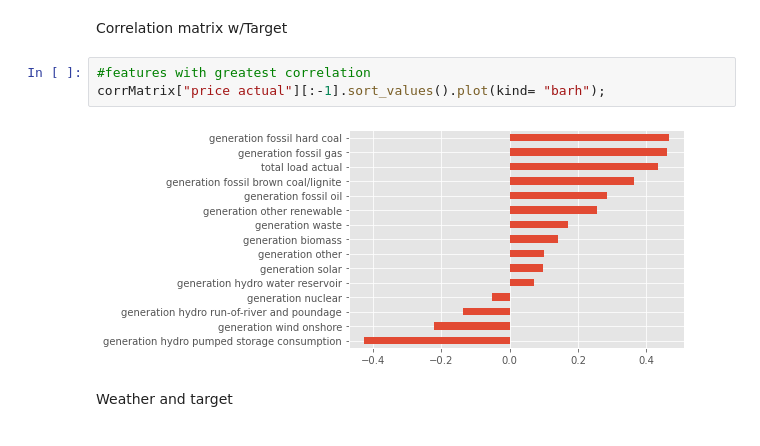
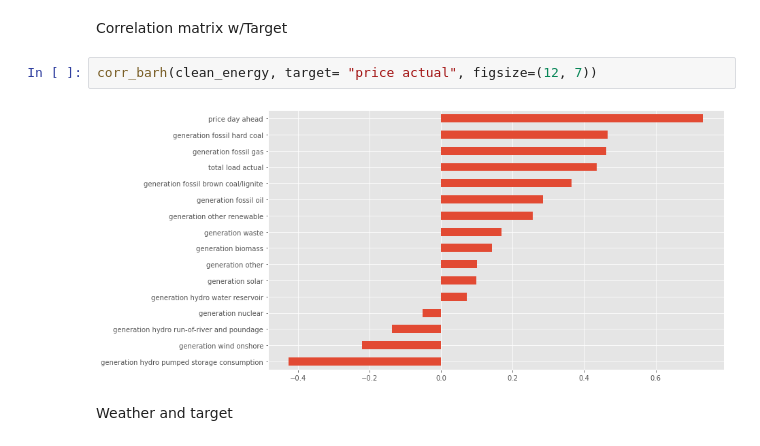
Before and after one commit to KishenSharma6/EnergyPricePredictor, a Jupyter notebook: Notebooks/EDA/EnergyDataEDA.ipynb, the cells around one changed output. Saved outputs shown, nothing was run; the diff lists cells and outputs as text.

```diff
--- a/Notebooks/EDA/EnergyDataEDA.ipynb
+++ b/Notebooks/EDA/EnergyDataEDA.ipynb
@@ -184,10 +182,9 @@ plt.show()
 # %% [markdown]
 Correlation matrix w/Target
 # %%
-#features with greatest correlation
-corrMatrix["price actual"][:-1].sort_values().plot(kind= "barh");
+corr_barh(clean_energy, target= "price actual", figsize=(12, 7))
 # %% [output]
-[figure, old version]
+[figure, new version]
 # %% [markdown]
 Weather and target
 # %%
```
Also changed, not shown: parts of 6 cells of this notebook.
